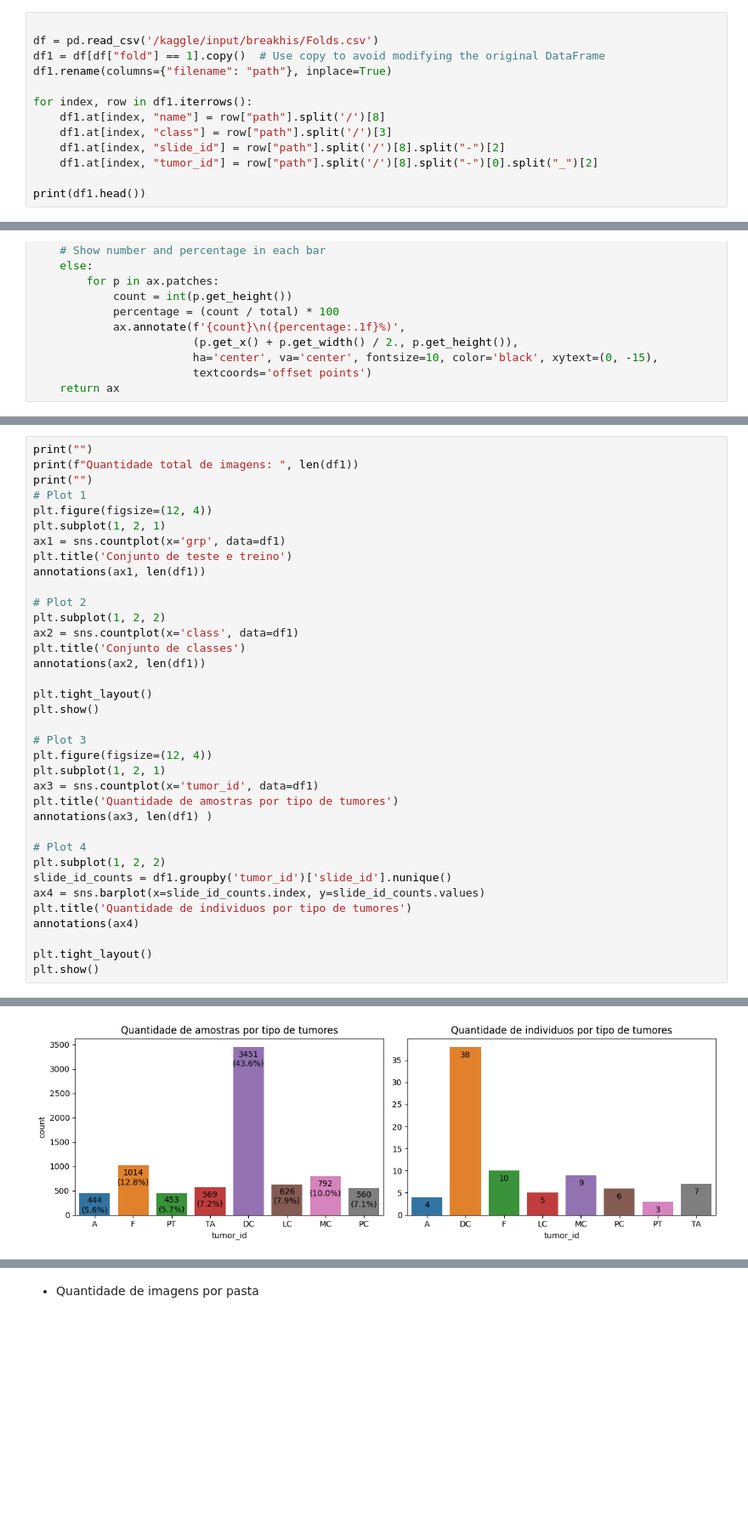
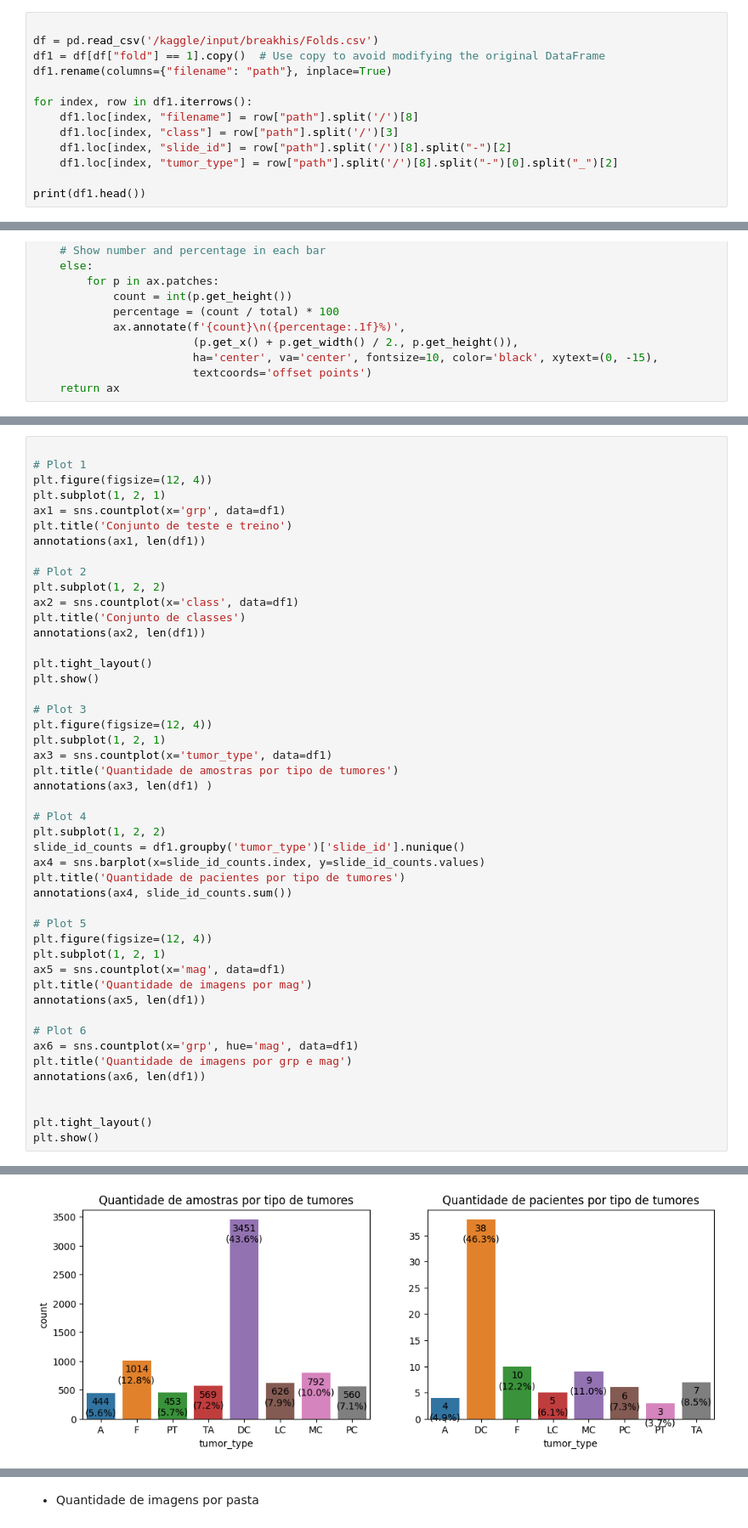
Before and after one commit to geazzy/inteligencia-computacional, a Jupyter notebook: ic-final-project.ipynb, the cells around one changed output, grey strips where cells are left out. Shown at 85% size. Cells and saved outputs as stored; diff of their text form; blank space fills up the shorter version.

```diff
--- a/ic-final-project.ipynb
+++ b/ic-final-project.ipynb
@@ -10,10 +10,10 @@ df1 = df[df["fold"] == 1].copy()  # Use copy to avoid modifying the original Dat
 df1.rename(columns={"filename": "path"}, inplace=True)
 
 for index, row in df1.iterrows():
-    df1.at[index, "name"] = row["path"].split('/')[8]
-    df1.at[index, "class"] = row["path"].split('/')[3]
-    df1.at[index, "slide_id"] = row["path"].split('/')[8].split("-")[2]
-    df1.at[index, "tumor_id"] = row["path"].split('/')[8].split("-")[0].split("_")[2]
+    df1.loc[index, "filename"] = row["path"].split('/')[8]
+    df1.loc[index, "class"] = row["path"].split('/')[3]
+    df1.loc[index, "slide_id"] = row["path"].split('/')[8].split("-")[2]
+    df1.loc[index, "tumor_type"] = row["path"].split('/')[8].split("-")[0].split("_")[2]
 
 print(df1.head())
 # %% [output]
@@ -53,7 +186,5 @@ def annotations(ax, total=None):
 # %%
-print("")
-print(f"Quantidade total de imagens: ", len(df1))
-print("")
+
 # Plot 1
 plt.figure(figsize=(12, 4))
 plt.subplot(1, 2, 1)
@@ -73,16 +204,29 @@ plt.show()
 # Plot 3
 plt.figure(figsize=(12, 4))
 plt.subplot(1, 2, 1)
-ax3 = sns.countplot(x='tumor_id', data=df1)
+ax3 = sns.countplot(x='tumor_type', data=df1)
 plt.title('Quantidade de amostras por tipo de tumores')
 annotations(ax3, len(df1) )
 
 # Plot 4
 plt.subplot(1, 2, 2)
-slide_id_counts = df1.groupby('tumor_id')['slide_id'].nunique()
+slide_id_counts = df1.groupby('tumor_type')['slide_id'].nunique()
 ax4 = sns.barplot(x=slide_id_counts.index, y=slide_id_counts.values)
-plt.title('Quantidade de individuos por tipo de tumores')
-annotations(ax4)
+plt.title('Quantidade de pacientes por tipo de tumores')
+annotations(ax4, slide_id_counts.sum())
+
+# Plot 5
+plt.figure(figsize=(12, 4))
+plt.subplot(1, 2, 1)
+ax5 = sns.countplot(x='mag', data=df1)
+plt.title('Quantidade de imagens por mag')
+annotations(ax5, len(df1))
+
+# Plot 6
+ax6 = sns.countplot(x='grp', hue='mag', data=df1)
+plt.title('Quantidade de imagens por grp e mag')
+annotations(ax6, len(df1))
+
 
 plt.tight_layout()
 plt.show()
@@ -91,2 +234,2 @@ Quantidade total de imagens:  7909
 [figure]
-[figure, old version]
+[figure, new version]
```
Also changed, not shown: parts of 9 cells of this notebook.
